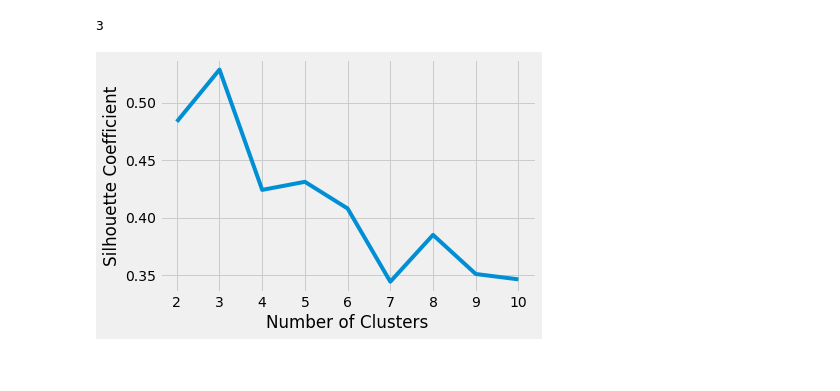
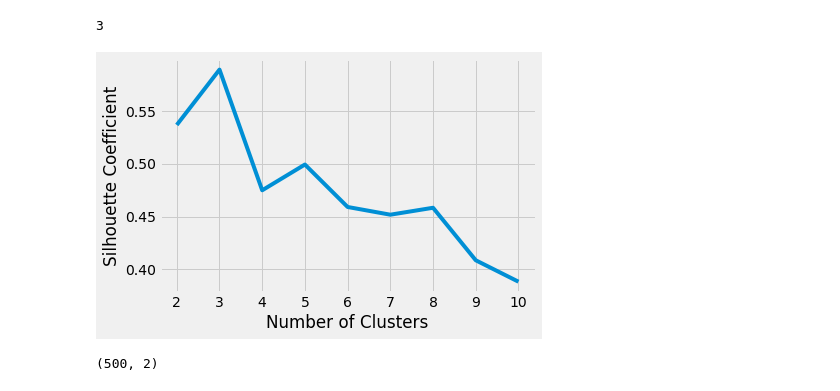
Before and after one commit to ebarkhordar/clustering-of-bank-customers, a Jupyter notebook: Czech_customer_segmentation.ipynb, the cells around one changed output. Cells and saved outputs as stored; diff of their text form; code cells hidden in the pictures.

```diff
--- a/Czech_customer_segmentation.ipynb
+++ b/Czech_customer_segmentation.ipynb
@@ -632,7 +632,7 @@ kmeans_kwargs = {
 sse = []
 for k in range(1, 11):
     kmeans = KMeans(n_clusters=k, **kmeans_kwargs)
-    kmeans.fit(standard_x)
+    kmeans.fit(principal_components)
     sse.append(kmeans.inertia_)
 plt.style.use("fivethirtyeight")
 plt.plot(range(1, 11), sse)
@@ -653,18 +653,29 @@ kl.elbow
 # %%
 # A list holds the silhouette coefficients for each k
 silhouette_coefficients = []
 
 # Notice you start at 2 clusters for silhouette coefficient
 for k in range(2, 11):
     kmeans = KMeans(n_clusters=k, **kmeans_kwargs)
-    kmeans.fit(standard_x)
-    score = silhouette_score(standard_x, kmeans.labels_)
+    kmeans.fit(principal_components)
+    score = silhouette_score(principal_components, kmeans.labels_)
     silhouette_coefficients.append(score)
 plt.style.use("fivethirtyeight")
 plt.plot(range(2, 11), silhouette_coefficients)
 plt.xticks(range(2, 11))
 plt.xlabel("Number of Clusters")
 plt.ylabel("Silhouette Coefficient")
 plt.show()
 # %% [output]
-[figure, old version]
+[figure, new version]
+# %%
+X, y = make_blobs(n_samples=500,
+                  n_features=2,
+                  centers=4,
+                  cluster_std=1,
+                  center_box=(-10.0, 10.0),
+                  shuffle=True,
+                  random_state=1)  # For reproducibility
+X.shape
+# %% [output]
+(500, 2)
```
Also changed, not shown: parts of 2 cells of this notebook.
